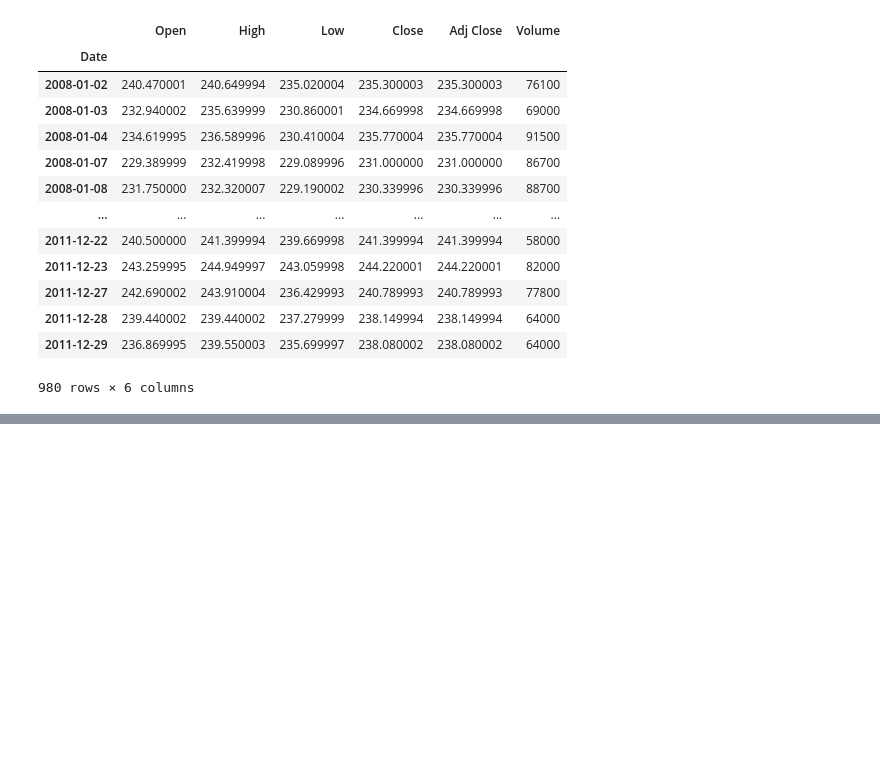
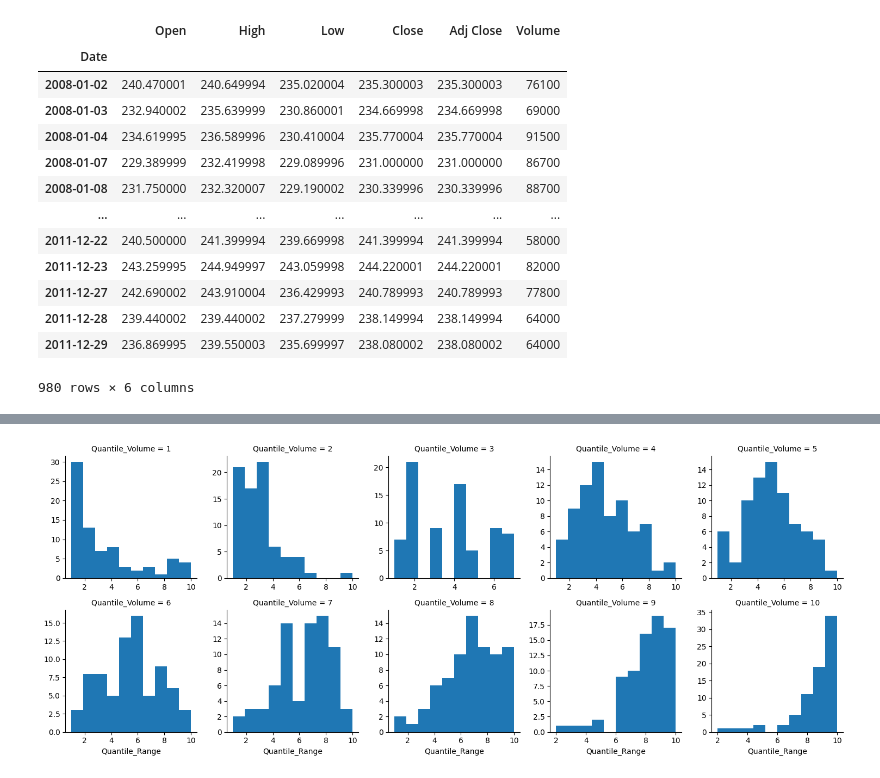
Before and after one commit to Readerlution/Finance, a Jupyter notebook: Cross-Market Effect/data.ipynb, the cells around one changed output, grey strips where cells are left out. Drawn from its saved outputs; the diff is of its cells as text; code cells hidden in the pictures; blank space fills up the shorter version.

```diff
--- a/Cross-Market Effect/data.ipynb
+++ b/Cross-Market Effect/data.ipynb
@@ -41,0 +50,2 @@ Name: Adj Close, dtype: float64
+# %%
+es_df = pdr.DataReader("ES=F", start="2020-01-01", end="2022-12-31", period='1d')
@@ -41,0 +54,3 @@ Name: Adj Close, dtype: float64
+# %%
+es_df['Range'] = es_df['High'] - es_df['Low']
+es_df
@@ -41,0 +72,2 @@ Name: Adj Close, dtype: float64
+# %%
+es_df['Quantile_Volume'] = pd.qcut(es_df['Volume'], 10, labels= False) + 1
@@ -41,0 +91,2 @@ Name: Adj Close, dtype: float64
+# %%
+es_df['Quantile_Range'] = pd.qcut(es_df['Range'], 10, labels=False) + 1
@@ -41,0 +110,6 @@ Name: Adj Close, dtype: float64
+# %%
+graph = sns.FacetGrid(es_df[["Quantile_Volume", "Quantile_Range"]], col="Quantile_Volume", sharex=False, sharey=False, col_wrap=5)
+graph.map(plt.hist, 'Quantile_Range', bins=10)
+plt.show()
+# %% [output]
+[figure, added]
```
Also changed, not shown: parts of 8 cells of this notebook.
